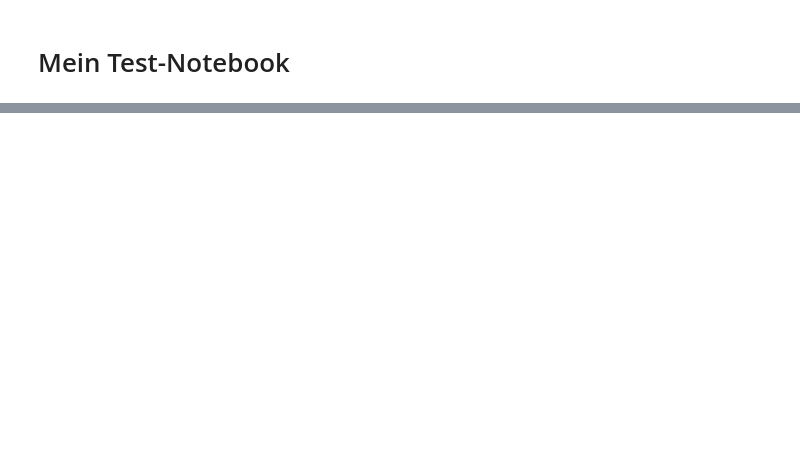
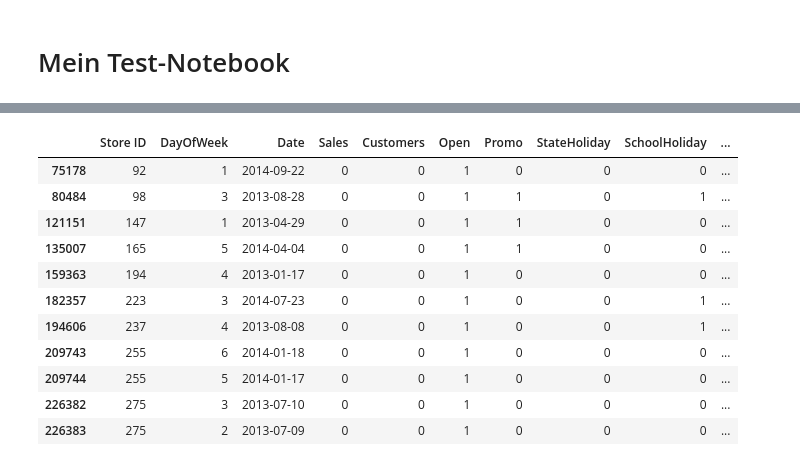
Before and after one commit to turulix/DMML1_Projekt, a Jupyter notebook: DMML1_Projekt_Test_Schwarz.ipynb, the cells around one changed output, grey strips where cells are left out. Cells and saved outputs as stored; diff of their text form; code cells hidden in the pictures; blank space fills up the shorter version.

```diff
--- a/DMML1_Projekt_Test_Schwarz.ipynb
+++ b/DMML1_Projekt_Test_Schwarz.ipynb
@@ -64,0 +158,15 @@ df_stores
+# %%
+df_train_temp
+# %% [output]
+|  | Store ID | DayOfWeek | Date | Sales | Customers | Open | Promo | StateHoliday | SchoolHoliday | ... |
+| 75178 | 92 | 1 | 2014-09-22 | 0 | 0 | 1 | 0 | 0 | 0 | ... |
+| 80484 | 98 | 3 | 2013-08-28 | 0 | 0 | 1 | 1 | 0 | 1 | ... |
+| 121151 | 147 | 1 | 2013-04-29 | 0 | 0 | 1 | 1 | 0 | 0 | ... |
+| 135007 | 165 | 5 | 2014-04-04 | 0 | 0 | 1 | 1 | 0 | 0 | ... |
+| 159363 | 194 | 4 | 2013-01-17 | 0 | 0 | 1 | 0 | 0 | 0 | ... |
+| 182357 | 223 | 3 | 2014-07-23 | 0 | 0 | 1 | 0 | 0 | 1 | ... |
+| 194606 | 237 | 4 | 2013-08-08 | 0 | 0 | 1 | 0 | 0 | 1 | ... |
+| 209743 | 255 | 6 | 2014-01-18 | 0 | 0 | 1 | 0 | 0 | 0 | ... |
+| 209744 | 255 | 5 | 2014-01-17 | 0 | 0 | 1 | 0 | 0 | 0 | ... |
+| 226382 | 275 | 3 | 2013-07-10 | 0 | 0 | 1 | 0 | 0 | 0 | ... |
+| 226383 | 275 | 2 | 2013-07-09 | 0 | 0 | 1 | 0 | 0 | 0 | ... |
```
Also changed, not shown: parts of 20 cells of this notebook.
